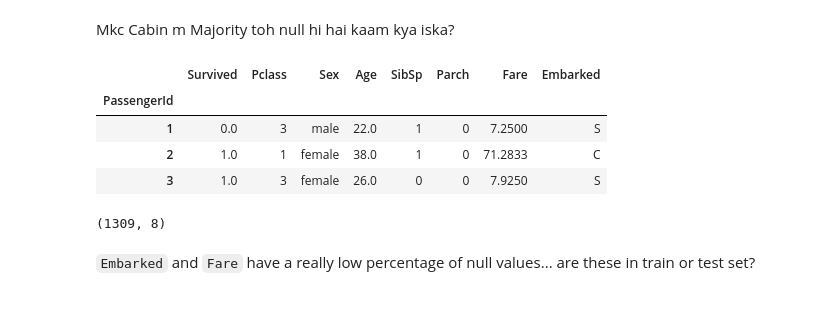
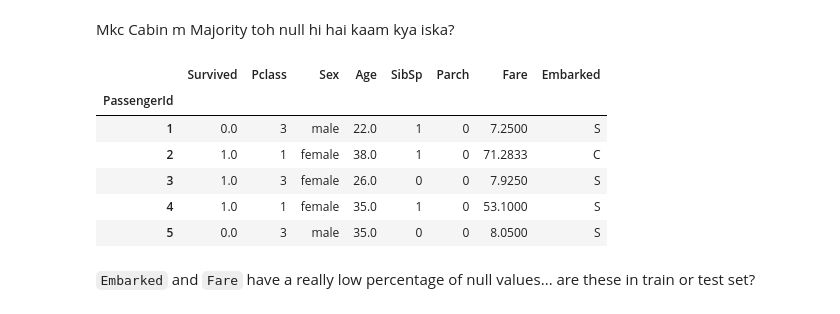
Before and after one commit to ikabrain/TitanichDataset, a Jupyter notebook: solution.ipynb, the cells around one changed output. Drawn from its saved outputs; the diff is of its cells as text; code cells hidden in the pictures.

```diff
--- a/solution.ipynb
+++ b/solution.ipynb
@@ -60,6 +63,6 @@ df.iloc[889:899]
 # %%
-df.drop(columns=["Name", "Ticket"], inplace=True)
-df.head()
+df_modified = df.drop(columns=["Name", "Ticket"])
+df_modified.head()
 # %% [output]
 |  | Survived | Pclass | Sex | Age | SibSp | Parch | Fare | Cabin | Embarked |
 | PassengerId |  |  |  |  |  |  |  |  |  |
@@ -107,17 +98,15 @@ dtype: float64
 # %% [markdown]
 Mkc Cabin m Majority toh null hi hai kaam kya iska?
 # %%
-df.drop("Cabin", axis=1, inplace=True)
-df.head(3)
+df_modified.drop("Cabin", axis=1, inplace=True)
+df_modified.head()
 # %% [output]
 |  | Survived | Pclass | Sex | Age | SibSp | Parch | Fare | Embarked |
 | PassengerId |  |  |  |  |  |  |  |  |
 | 1 | 0.0 | 3 | male | 22.0 | 1 | 0 | 7.2500 | S |
 | 2 | 1.0 | 1 | female | 38.0 | 1 | 0 | 71.2833 | C |
 | 3 | 1.0 | 3 | female | 26.0 | 0 | 0 | 7.9250 | S |
+| 4 | 1.0 | 1 | female | 35.0 | 1 | 0 | 53.1000 | S |
+| 5 | 0.0 | 3 | male | 35.0 | 0 | 0 | 8.0500 | S |
-# %%
-df.shape
-# %% [output]
-(1309, 8)
 # %% [markdown]
 `Embarked` and `Fare` have a really low percentage of null values... are these in train or test set?
```
Also changed, not shown: parts of 54 cells of this notebook, 2 other files.
